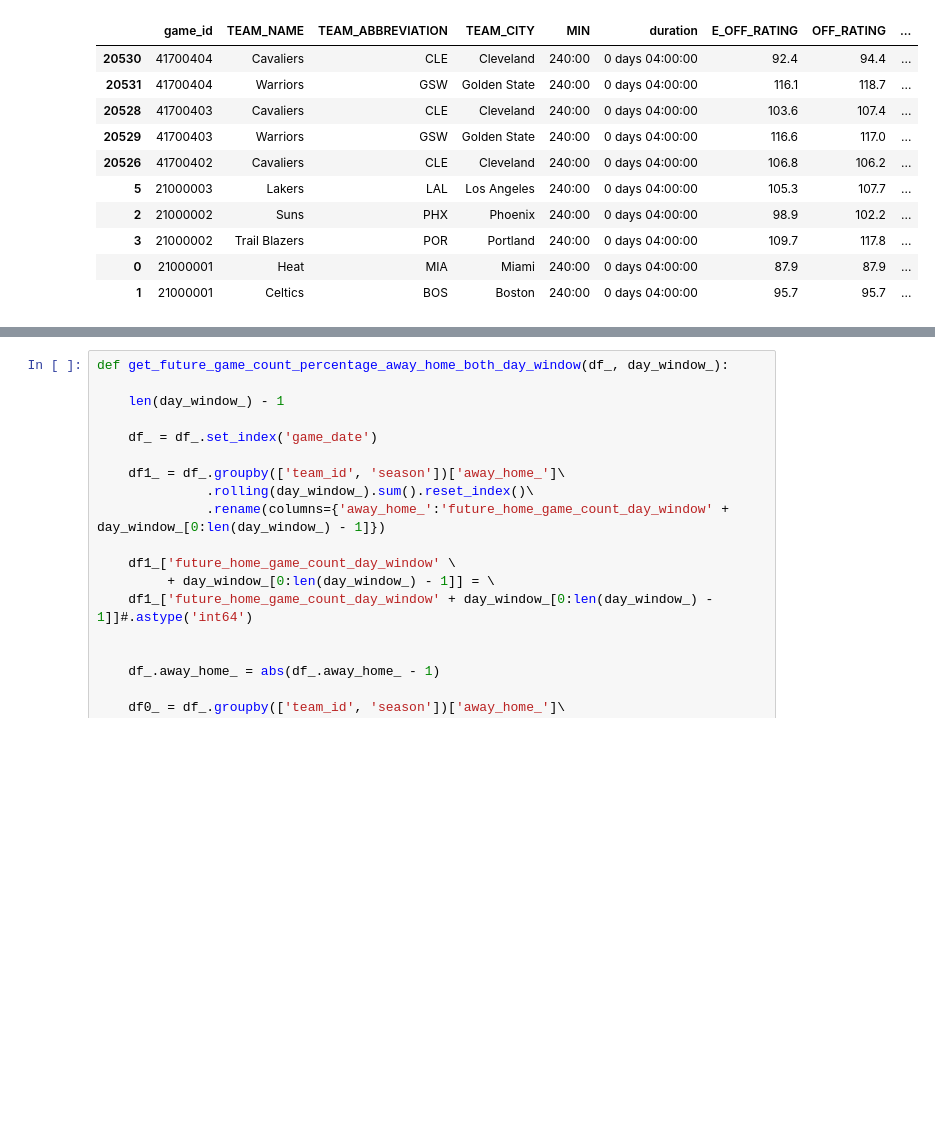
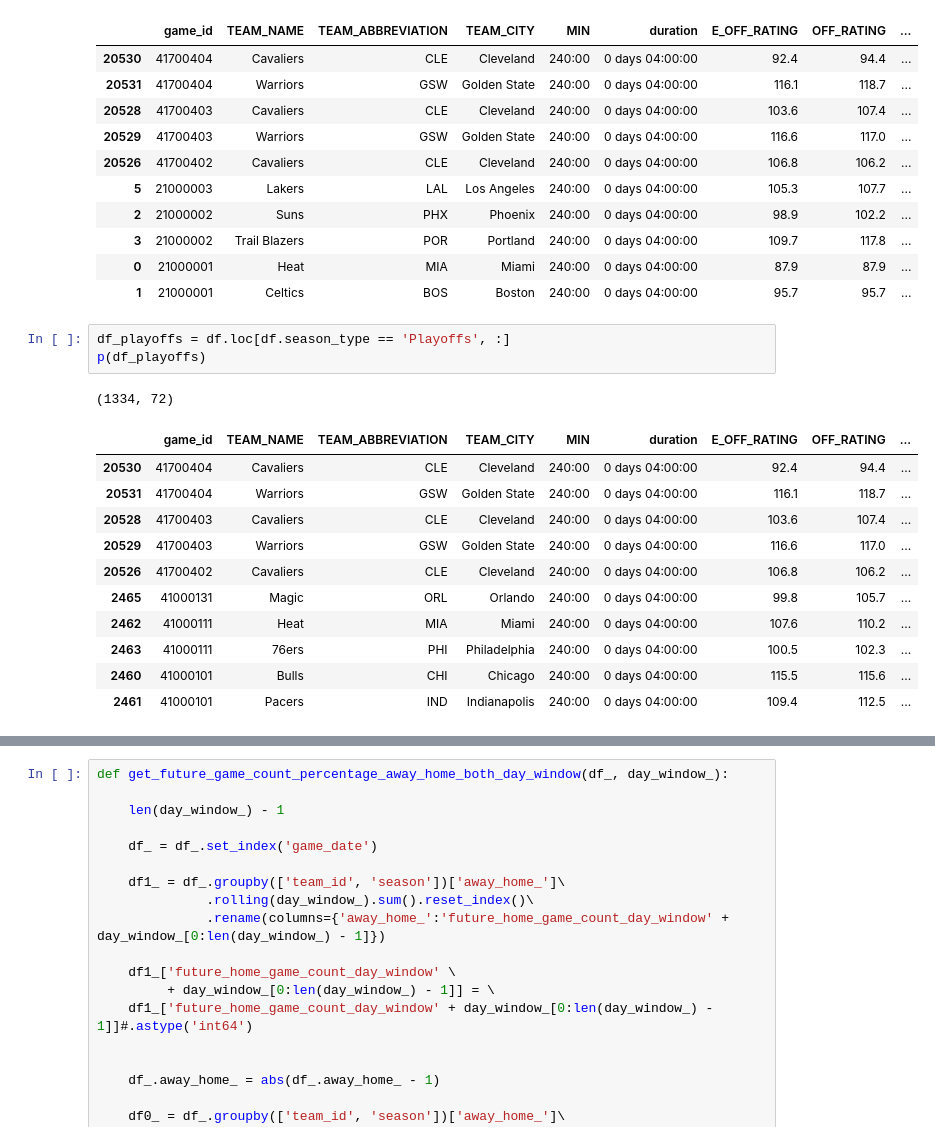
Before and after one commit to pauljacob/DSCapstone2, a Jupyter notebook: 03_Exploratory_Data_Analysis/csvoutput_03_exploratory_data_analysis_66C_future_away_game_count_percentage_day2_5_8_12_999_future_home_game_count_percentage_day2_5_8_12_999_2010_2018.ipynb, the cells around one changed output, grey strips where cells are left out. Drawn from its saved outputs; the diff is of its cells as text; blank space fills up the shorter version.

```diff
--- a/03_Exploratory_Data_Analysis/csvoutput_03_exploratory_data_analysis_66C_future_away_game_count_percentage_day2_5_8_12_999_future_home_game_count_percentage_day2_5_8_12_999_2010_2018.ipynb
+++ b/03_Exploratory_Data_Analysis/csvoutput_03_exploratory_data_analysis_66C_future_away_game_count_percentage_day2_5_8_12_999_future_home_game_count_percentage_day2_5_8_12_999_2010_2018.ipynb
@@ -92,3 +92,19 @@ p(df)
 | 3 | 21000002 | Trail Blazers | POR | Portland | 240:00 | 0 days 04:00:00 | 109.7 | 117.8 | ... |
 | 0 | 21000001 | Heat | MIA | Miami | 240:00 | 0 days 04:00:00 | 87.9 | 87.9 | ... |
 | 1 | 21000001 | Celtics | BOS | Boston | 240:00 | 0 days 04:00:00 | 95.7 | 95.7 | ... |
+# %%
+df_playoffs = df.loc[df.season_type == 'Playoffs', :]
+p(df_playoffs)
+# %% [output]
+(1334, 72)
+|  | game_id | TEAM_NAME | TEAM_ABBREVIATION | TEAM_CITY | MIN | duration | E_OFF_RATING | OFF_RATING | ... |
+| 20530 | 41700404 | Cavaliers | CLE | Cleveland | 240:00 | 0 days 04:00:00 | 92.4 | 94.4 | ... |
+| 20531 | 41700404 | Warriors | GSW | Golden State | 240:00 | 0 days 04:00:00 | 116.1 | 118.7 | ... |
+| 20528 | 41700403 | Cavaliers | CLE | Cleveland | 240:00 | 0 days 04:00:00 | 103.6 | 107.4 | ... |
+| 20529 | 41700403 | Warriors | GSW | Golden State | 240:00 | 0 days 04:00:00 | 116.6 | 117.0 | ... |
+| 20526 | 41700402 | Cavaliers | CLE | Cleveland | 240:00 | 0 days 04:00:00 | 106.8 | 106.2 | ... |
+| 2465 | 41000131 | Magic | ORL | Orlando | 240:00 | 0 days 04:00:00 | 99.8 | 105.7 | ... |
+| 2462 | 41000111 | Heat | MIA | Miami | 240:00 | 0 days 04:00:00 | 107.6 | 110.2 | ... |
+| 2463 | 41000111 | 76ers | PHI | Philadelphia | 240:00 | 0 days 04:00:00 | 100.5 | 102.3 | ... |
+| 2460 | 41000101 | Bulls | CHI | Chicago | 240:00 | 0 days 04:00:00 | 115.5 | 115.6 | ... |
+| 2461 | 41000101 | Pacers | IND | Indianapolis | 240:00 | 0 days 04:00:00 | 109.4 | 112.5 | ... |
```
Also changed, not shown: parts of 9 cells of this notebook, 10 other files.
